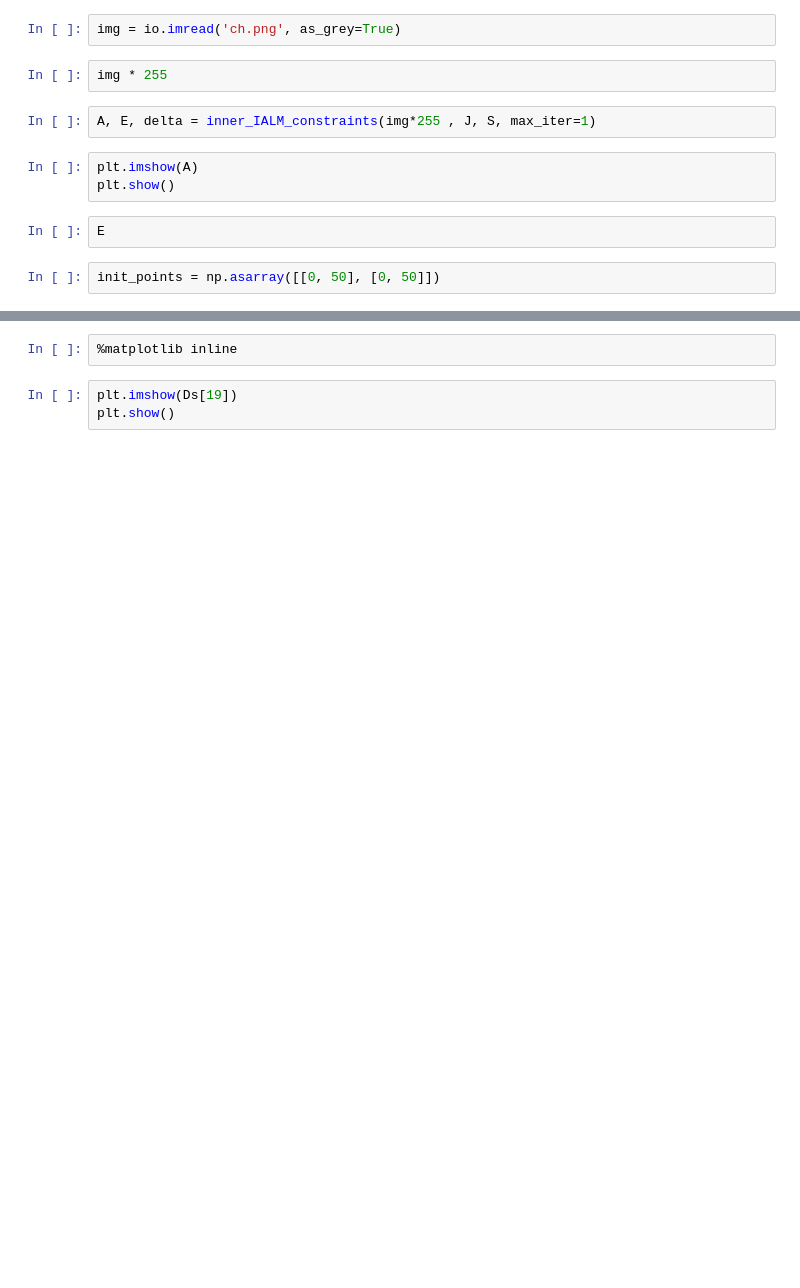
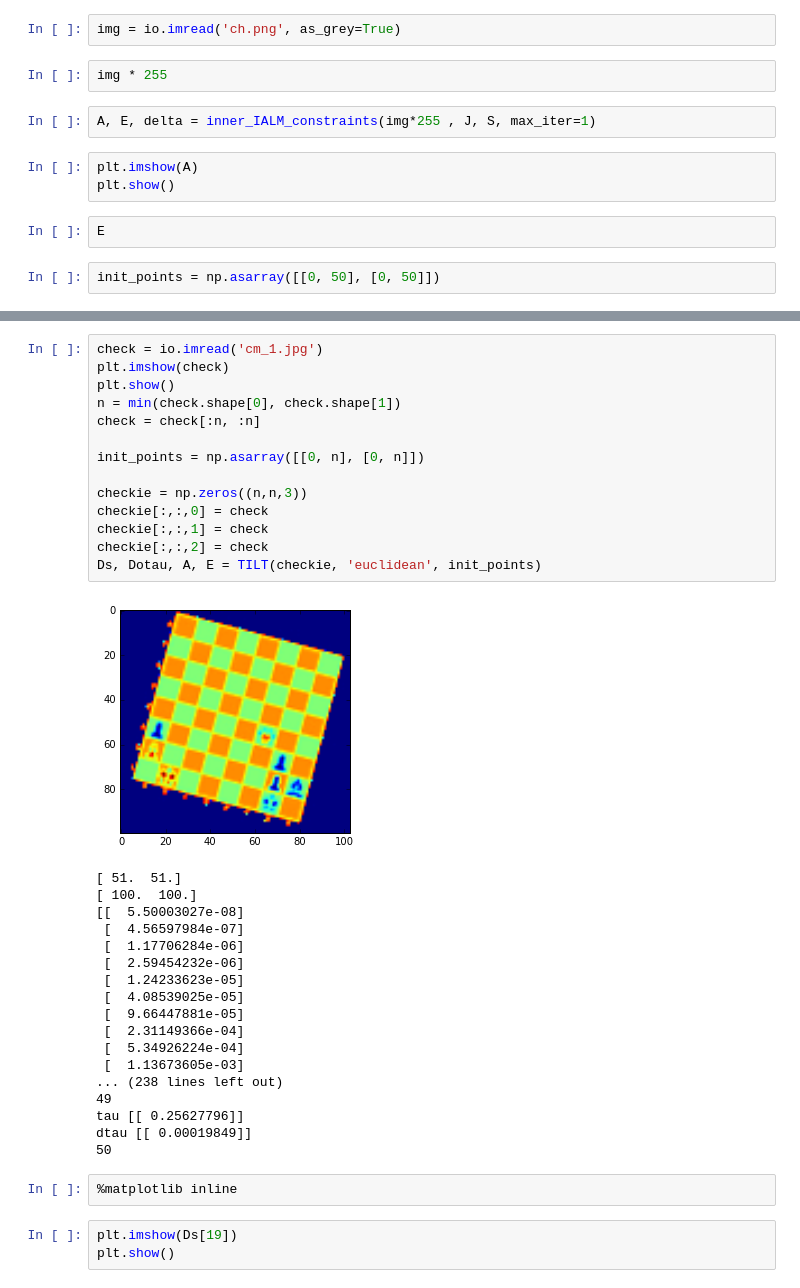
Before and after one commit to AntonRykachevskiy/linalg, a Jupyter notebook: Untitled.ipynb, the cells around one changed output, grey strips where cells are left out. Drawn from its saved outputs; the diff is of its cells as text; blank space fills up the shorter version.

```diff
--- a/Untitled.ipynb
+++ b/Untitled.ipynb
@@ -183,3 +46,36 @@ Ds, Dotau, A, E = TILT(checkie, 'euclidean', init_points)
+# %%
+check = io.imread('cm_1.jpg')
+plt.imshow(check)
+plt.show()
+n = min(check.shape[0], check.shape[1])
+check = check[:n, :n]
+
+init_points = np.asarray([[0, n], [0, n]])
+
+checkie = np.zeros((n,n,3))
+checkie[:,:,0] = check
+checkie[:,:,1] = check
+checkie[:,:,2] = check
+Ds, Dotau, A, E = TILT(checkie, 'euclidean', init_points)
+# %% [output]
+[figure, added]
+[ 51.  51.]
+[ 100.  100.]
+[[  5.50003027e-08]
+ [  4.56597984e-07]
+ [  1.17706284e-06]
+ [  2.59454232e-06]
+ [  1.24233623e-05]
+ [  4.08539025e-05]
+ [  9.66447881e-05]
+ [  2.31149366e-04]
+ [  5.34926224e-04]
+ [  1.13673605e-03]
+... (238 lines left out)
+49
+tau [[ 0.25627796]]
+dtau [[ 0.00019849]]
+50
 # %%
 %matplotlib inline
 # %%
```
Also changed, not shown: parts of 7 cells of this notebook, 8 other files.
